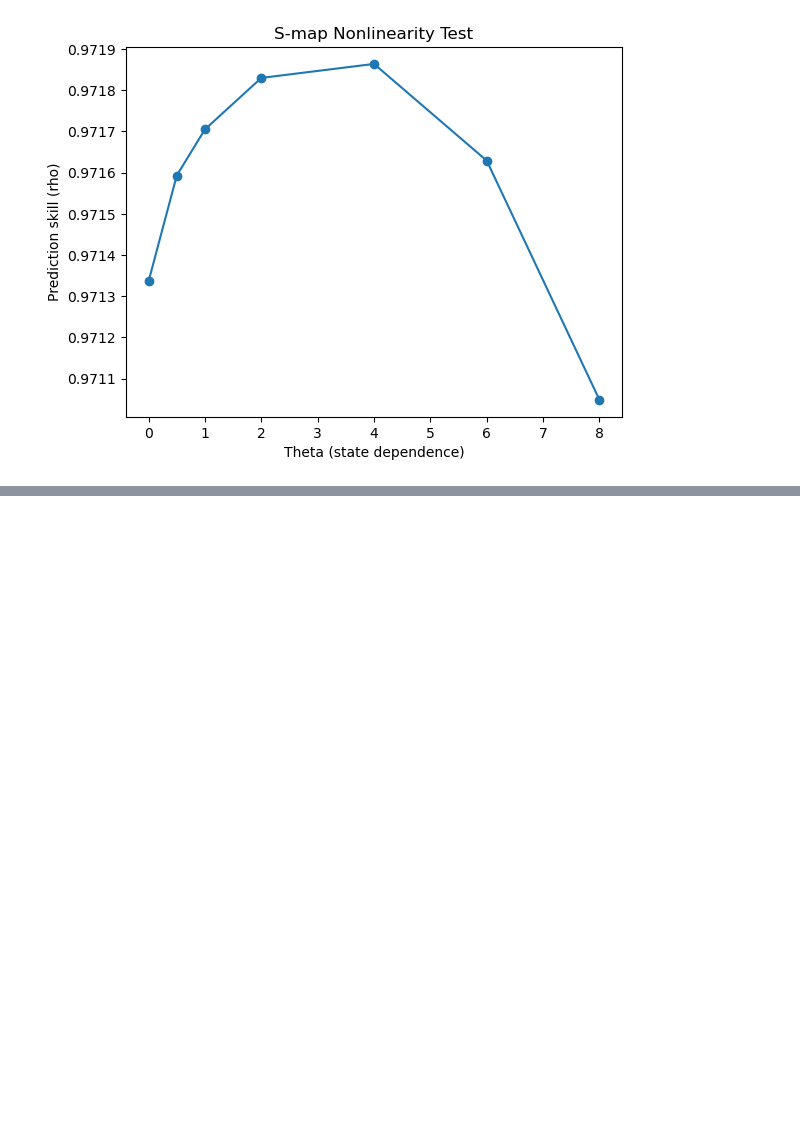
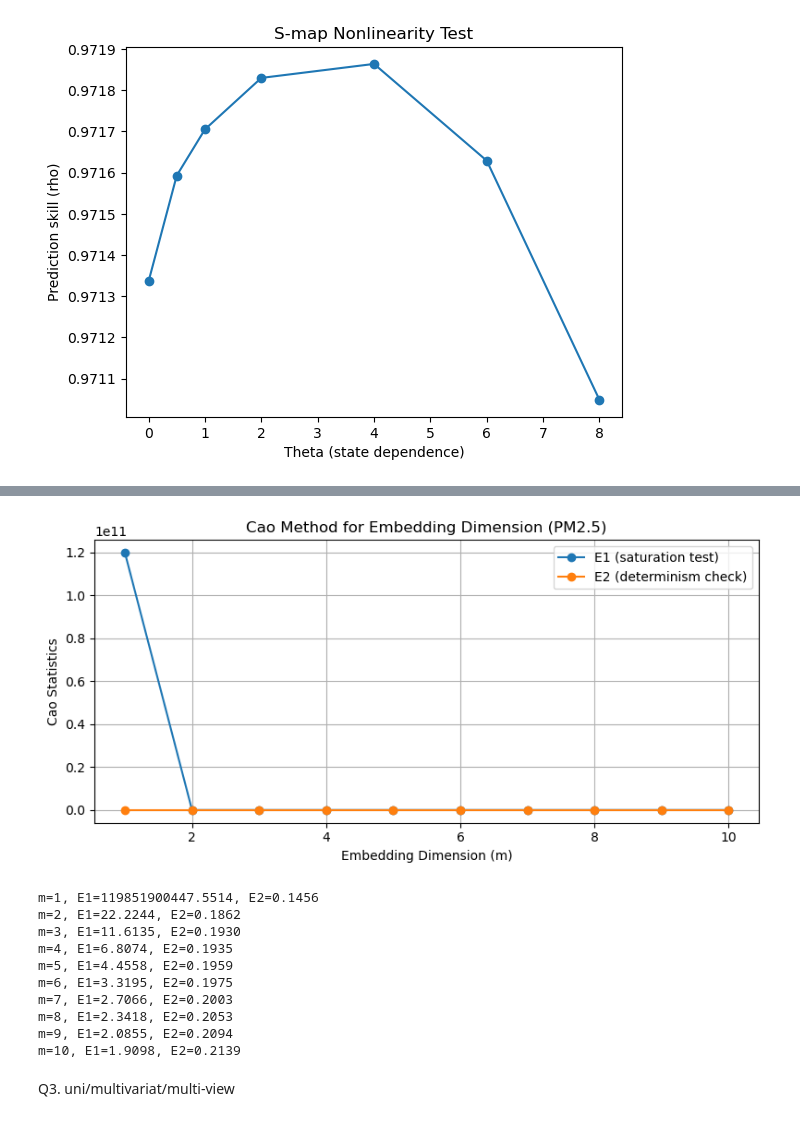
Before and after one commit to All-Purpose-Monkey/Complex_systems_group1, a Jupyter notebook: Module10/being_pm25_EDM.ipynb, the cells around one changed output, grey strips where cells are left out. Saved outputs shown, nothing was run; the diff lists cells and outputs as text; code cells hidden in the pictures; blank space fills up the shorter version.

```diff
--- a/Module10/being_pm25_EDM.ipynb
+++ b/Module10/being_pm25_EDM.ipynb
@@ -293,0 +337,39 @@ plt.show()
+# %%
+x = df["pm2.5"].values.astype(float)
+
+
+dims = np.arange(1, 11)
+
+E1, E2 = dimension.afn(x, tau=1, dim=dims, maxnum=1000)
+
+
+plt.figure(figsize=(8,4))
+plt.plot(dims, E1, marker='o', label="E1 (saturation test)")
+plt.plot(dims, E2, marker='o', label="E2 (determinism check)")
+plt.xlabel("Embedding Dimension (m)")
+plt.ylabel("Cao Statistics")
+plt.title("Cao Method for Embedding Dimension (PM2.5)")
+plt.legend()
+plt.grid()
+plt.tight_layout()
+plt.savefig("cao_method.png")
+plt.show()
+
+
+for i, m in enumerate(dims):
+
+    print(f"m={m}, E1={E1[i]:.4f}, E2={E2[i]:.4f}")
+# %% [output]
+[figure, added]
+m=1, E1=119851900447.5514, E2=0.1456
+m=2, E1=22.2244, E2=0.1862
+m=3, E1=11.6135, E2=0.1930
+m=4, E1=6.8074, E2=0.1935
+m=5, E1=4.4558, E2=0.1959
+m=6, E1=3.3195, E2=0.1975
+m=7, E1=2.7066, E2=0.2003
+m=8, E1=2.3418, E2=0.2053
+m=9, E1=2.0855, E2=0.2094
+m=10, E1=1.9098, E2=0.2139
+# %% [markdown]
+Q3. uni/multivariat/multi-view
```
Also changed, not shown: parts of 8 cells of this notebook, 4 other files.
